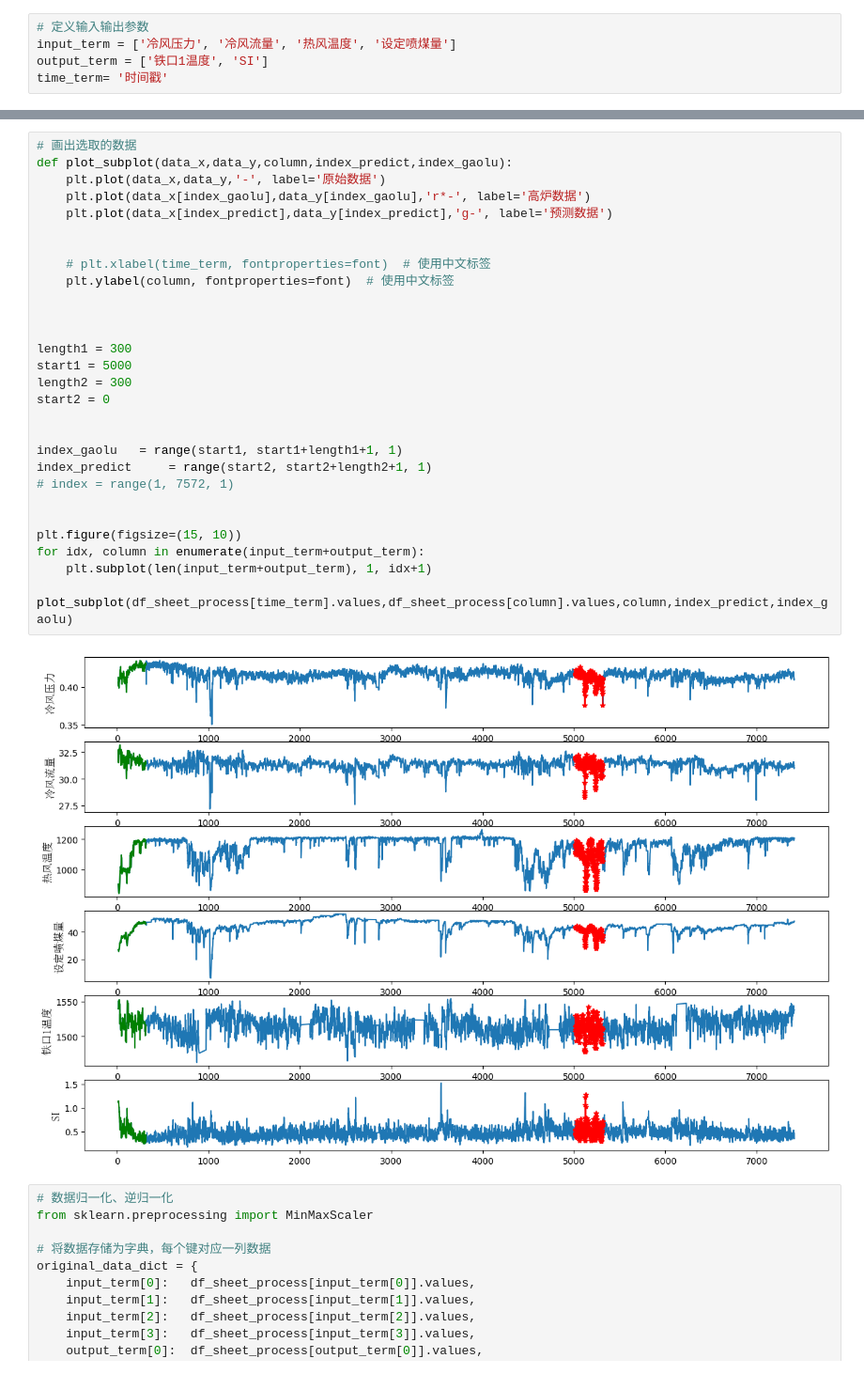
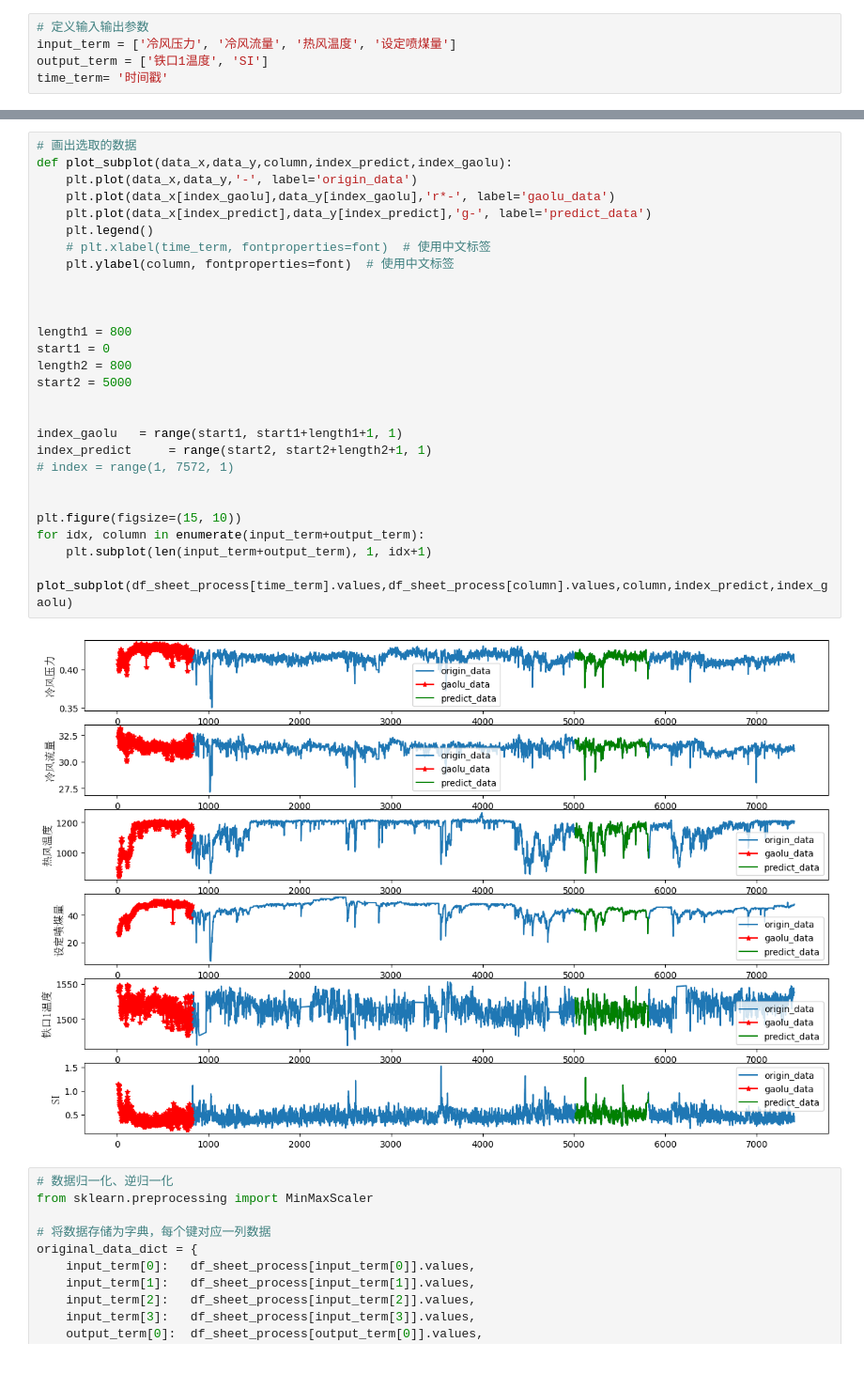
Before and after one commit to haokwok2002/gaolu, a Jupyter notebook: MPC/高炉/1-LSTM-双向-包含当前时刻/LSTM双向-高炉-预测控制.ipynb, the cells around one changed output, grey strips where cells are left out. Shown at 94% size. Saved outputs shown, nothing was run; the diff lists cells and outputs as text.

```diff
--- a/MPC/高炉/1-LSTM-双向-包含当前时刻/LSTM双向-高炉-预测控制.ipynb
+++ b/MPC/高炉/1-LSTM-双向-包含当前时刻/LSTM双向-高炉-预测控制.ipynb
@@ -112,33 +117,32 @@ for idx, column in enumerate(input_term+output_term):
 # %%
 # 画出选取的数据
 def plot_subplot(data_x,data_y,column,index_predict,index_gaolu):
-    plt.plot(data_x,data_y,'-', label='原始数据')
-    plt.plot(data_x[index_gaolu],data_y[index_gaolu],'r*-', label='高炉数据')
-    plt.plot(data_x[index_predict],data_y[index_predict],'g-', label='预测数据')
-
-
+    plt.plot(data_x,data_y,'-', label='origin_data')
+    plt.plot(data_x[index_gaolu],data_y[index_gaolu],'r*-', label='gaolu_data')
+    plt.plot(data_x[index_predict],data_y[index_predict],'g-', label='predict_data')
+    plt.legend()
     # plt.xlabel(time_term, fontproperties=font)  # 使用中文标签
     plt.ylabel(column, fontproperties=font)  # 使用中文标签
 
 
 
-length1 = 300
-start1 = 5000
-length2 = 300
-start2 = 0
+length1 = 800
+start1 = 0
+length2 = 800
+start2 = 5000
 
 
 index_gaolu   = range(start1, start1+length1+1, 1)
 index_predict     = range(start2, start2+length2+1, 1)
 # index = range(1, 7572, 1)
 
 
 plt.figure(figsize=(15, 10))
 for idx, column in enumerate(input_term+output_term):
     plt.subplot(len(input_term+output_term), 1, idx+1)
     plot_subplot(df_sheet_process[time_term].values,df_sheet_process[column].values,column,index_predict,index_gaolu)
 # %% [output]
-[figure, old version]
+[figure, new version]
 # %%
 # 数据归一化、逆归一化
 from sklearn.preprocessing import MinMaxScaler
```
Also changed, not shown: parts of 15 cells of this notebook, 7 other files.
